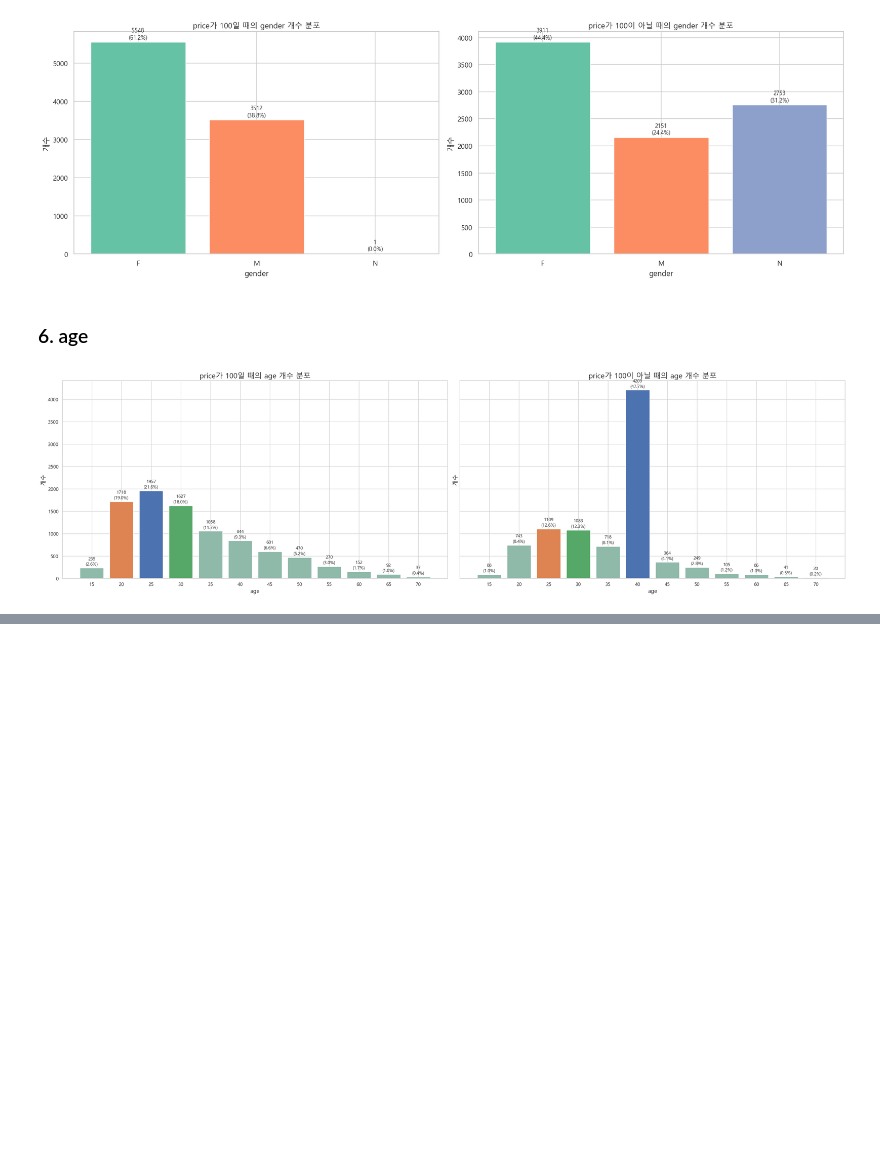
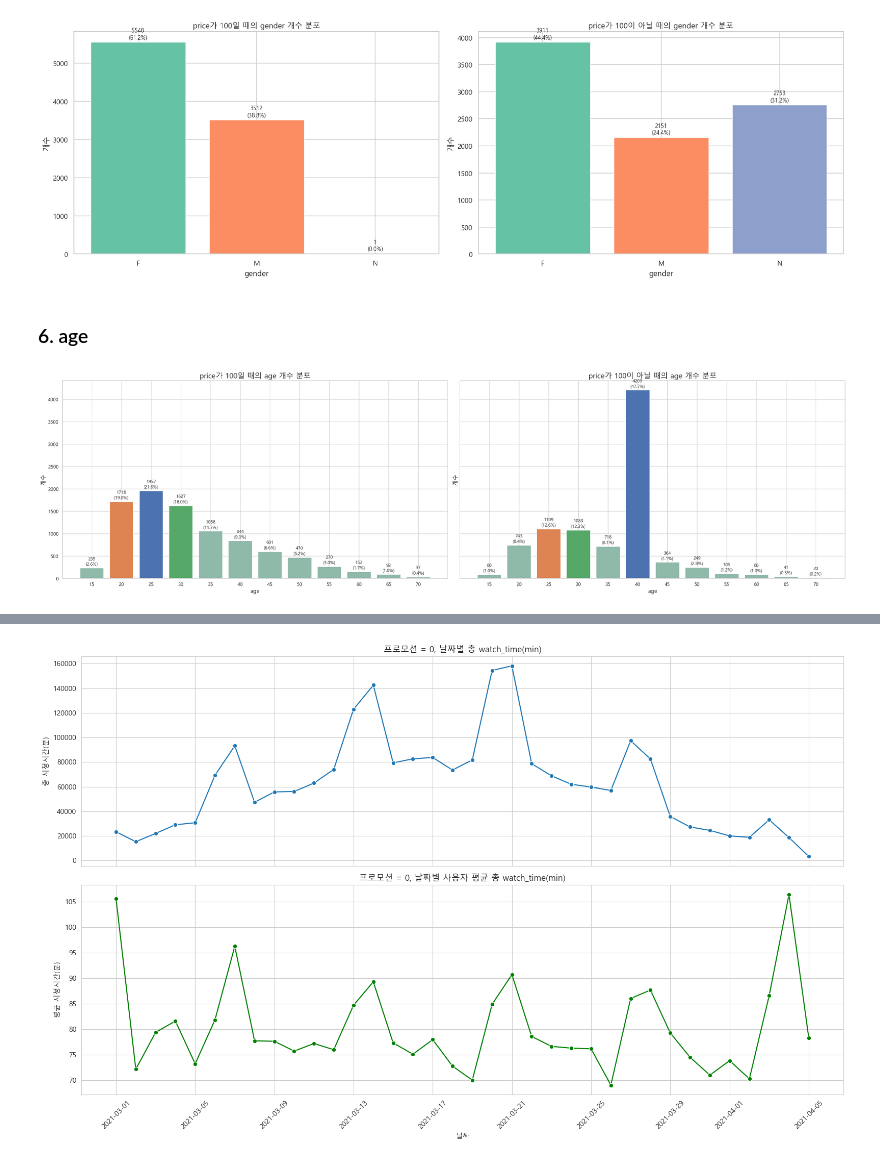
Before and after one commit to ingyeom-park/OTT_Churn_Modeling_AX, a Jupyter notebook: kim.kwangil/EDA/basic.ipynb, the cells around one changed output, grey strips where cells are left out. Saved outputs shown, nothing was run; the diff lists cells and outputs as text; code cells hidden in the pictures; blank space fills up the shorter version.

Commit message:
View_History 간단하게 리뷰

```diff
--- a/kim.kwangil/EDA/basic.ipynb
+++ b/kim.kwangil/EDA/basic.ipynb
@@ -525,0 +530,8 @@ plt.show()
+# %%
+import pandas as pd
+
+file_path = r"C:\myCode\ott-churn-prediction\_data\02_interim\260501_promotion_split\promotion_0_view_history.csv"
+
+VH_0 = pd.read_csv(file_path)
+
+VH_0.info()
@@ -525,0 +574,89 @@ plt.show()
+# %%
+import pandas as pd
+import matplotlib.pyplot as plt
+import matplotlib.font_manager as fm
+import seaborn as sns
+
+# 한글 폰트 설정 함수
+def set_korean_font():
+    font_candidates = ["Malgun Gothic", "NanumGothic", "AppleGothic"]
+    available_fonts = {f.name for f in fm.fontManager.ttflist}
+
+    for font_name in font_candidates:
+        if font_name in available_fonts:
+            plt.rcParams["font.family"] = font_name
+            plt.rcParams["axes.unicode_minus"] = False
+            return
+
+# 시각화 기본 설정
+sns.set_style("whitegrid")
+set_korean_font()
+
+# 날짜 컬럼명 지정
+date_col = "watch_day"
+
+# 분석용 데이터 준비
+tmp = VH_0[[date_col, "USER_NUM", "watch_time(min)"]].copy()
+
+# 날짜형 변환
+tmp[date_col] = pd.to_datetime(
+    tmp[date_col].astype(str),
+    format="%Y%m%d",
+    errors="coerce"
+)
+
+# 시청시간 숫자형 변환
+tmp["watch_time(min)"] = pd.to_numeric(tmp["watch_time(min)"], errors="coerce")
+
+# 결측 제거
+tmp = tmp.dropna(subset=[date_col, "USER_NUM", "watch_time(min)"])
+
+# 날짜 + 사용자 기준 총 시청시간 집계
+user_day_summary = (
+    tmp.groupby([date_col, "USER_NUM"], as_index=False)["watch_time(min)"]
+    .agg(
+        user_watch_time_sum="sum"
+    )
+)
+
+# 날짜 기준 집계
+day_summary = (
+    user_day_summary.groupby(date_col, as_index=False)
+    .agg(
+        day_total_watch_time=("user_watch_time_sum", "sum"),
+        day_avg_user_watch_time=("user_watch_time_sum", "mean")
+    )
+    .sort_values(date_col)
+)
+
+# 그래프 2개 시각화
+fig, axes = plt.subplots(2, 1, figsize=(16, 10), sharex=True)
+
+sns.lineplot(
+    data=day_summary,
+    x=date_col,
+    y="day_total_watch_time",
+    marker="o",
+    ax=axes[0]
+)
+axes[0].set_title("프로모션 = 0, 날짜별 총 watch_time(min)")
+axes[0].set_xlabel("")
+axes[0].set_ylabel("총 시청시간(분)")
+
+sns.lineplot(
+    data=day_summary,
+    x=date_col,
+    y="day_avg_user_watch_time",
+    marker="o",
+    color="green",
+    ax=axes[1]
+)
+axes[1].set_title("프로모션 = 0, 날짜별 사용자 평균 총 watch_time(min)")
+axes[1].set_xlabel("날짜")
+axes[1].set_ylabel("평균 시청시간(분)")
+
+plt.xticks(rotation=45)
+plt.tight_layout()
+plt.show()
+# %% [output]
+[figure, added]
```
Also changed, not shown: parts of 5 cells of this notebook.
